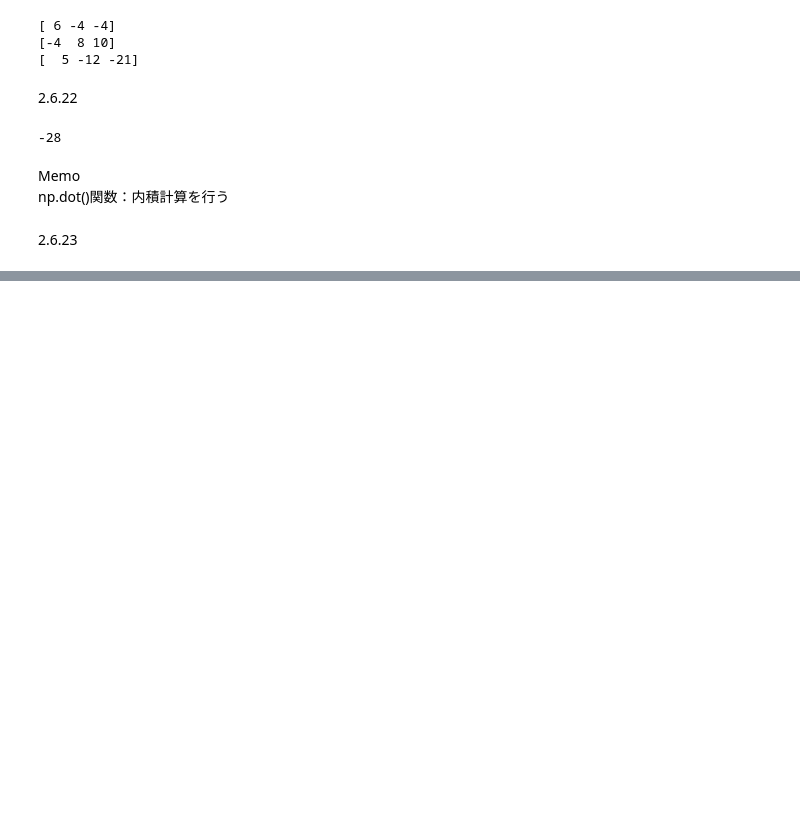
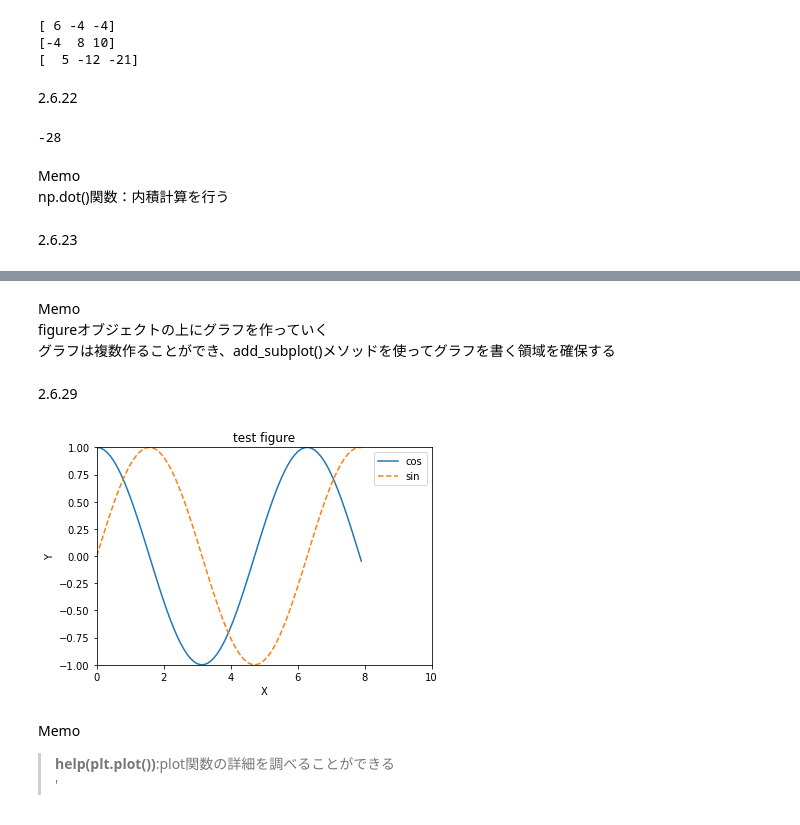
Before and after one commit to KuriharaYoshiki/python_medical_images, a Jupyter notebook: paspale.ipynb, the cells around one changed output, grey strips where cells are left out. Cells and saved outputs as stored; diff of their text form; code cells hidden in the pictures; blank space fills up the shorter version.

```diff
--- a/paspale.ipynb
+++ b/paspale.ipynb
@@ -1207,0 +1293,31 @@ np.dot()関数：内積計算を行う
+# %% [markdown]
+Memo
+figureオブジェクトの上にグラフを作っていく
+グラフは複数作ることができ、add_subplot()メソッドを使ってグラフを書く領域を確保する
+# %% [markdown]
+2.6.29
+# %%
+import numpy as np
+import matplotlib.pyplot as plt
+#数値データの作成
+x=np.arange(0,8,0.1)
+y1=np.cos(x)
+y2=np.sin(x)
+#グラフの描画
+fig=plt.figure()
+ax1=fig.add_subplot(1,1,1)
+ax1.plot(x,y1, label='cos')
+ax1.plot(x,y2, linestyle='dashed',label='sin')
+ax1.set_xlabel("X")
+ax1.set_ylabel("Y")
+ax1.set_xlim(0,10)
+ax1.set_ylim(-1,1)
+ax1.set_title("test figure")
+ax1.legend()
+fig.show()
+# %% [output]
+[figure, added]
+# %% [markdown]
+Memo
+>**help(plt.plot())**:plot関数の詳細を調べることができる
+'
```
Also changed, not shown: parts of 27 cells of this notebook.
